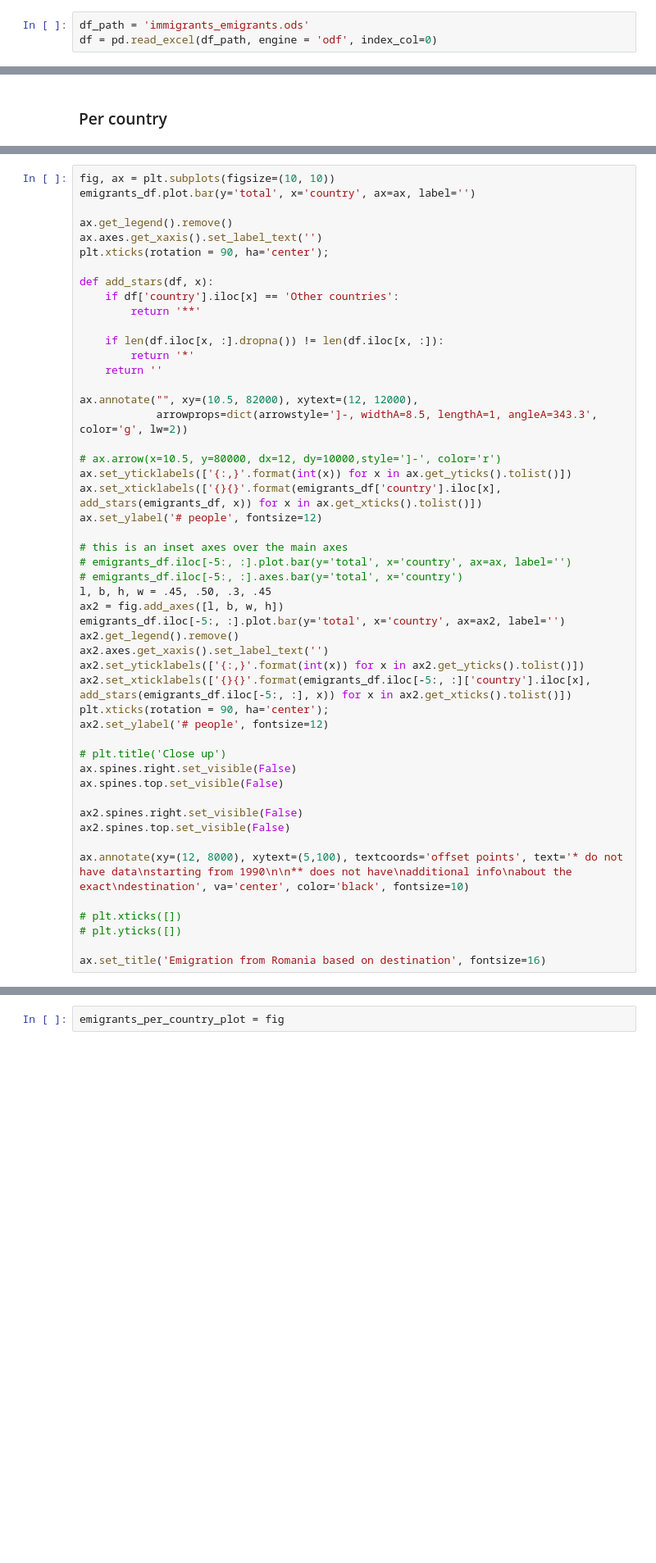
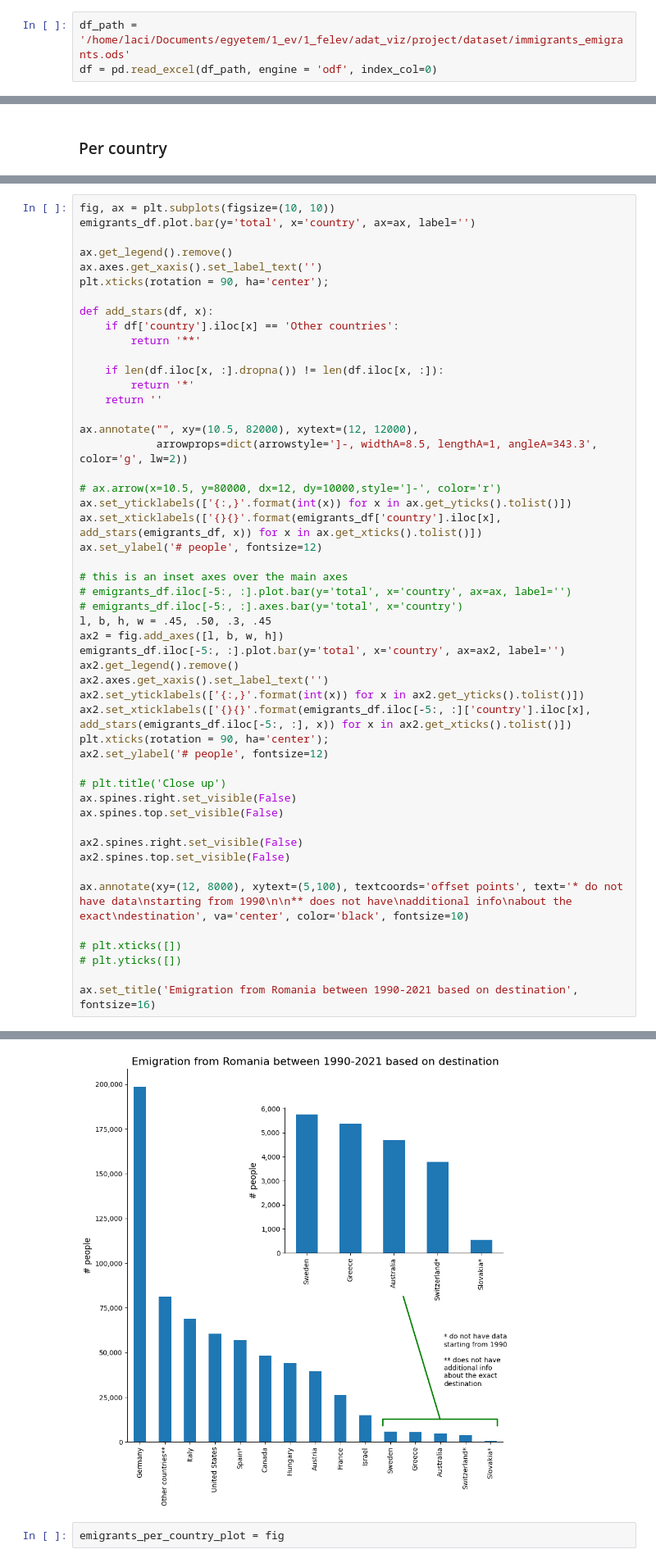
Before and after one commit to laci03/romania_emigration_immigration, a Jupyter notebook: emigrants_immigrants_plots.ipynb, the cells around one changed output, grey strips where cells are left out. Shown at 82% size. Drawn from its saved outputs; the diff is of its cells as text; blank space fills up the shorter version.

Commit message:
clean up the workspace, add some text to adat_viz

```diff
--- a/emigrants_immigrants_plots.ipynb
+++ b/emigrants_immigrants_plots.ipynb
@@ -24,7 +24,7 @@ colors_dict = {'Ukraine': '#E58606',
              'Switzerland': '#661100',
              'Other countries': '#f97b72'}
 # %%
-df_path = 'immigrants_emigrants.ods'
+df_path = '/home/laci/Documents/egyetem/1_ev/1_felev/adat_viz/project/dataset/immigrants_emigrants.ods'
 df = pd.read_excel(df_path, engine = 'odf', index_col=0)
 # %%
 df
@@ -93,4 +134,5 @@ ax.annotate(xy=(12, 8000), xytext=(5,100), textcoords='offset points', text='* d
 # plt.xticks([])
 # plt.yticks([])
 
-ax.set_title('Emigration from Romania based on destination', fontsize=16)
+ax.set_title('Emigration from Romania between 1990-2021 based on destination', fontsize=16)
+# %% [output]
@@ -97,3 +140,4 @@ ax.set_title('Emigration from Romania based on destination', fontsize=16)
+[figure, added]
 # %%
 emigrants_per_country_plot = fig
 # %%
```
Also changed, not shown: parts of 11 cells of this notebook, 4 other files.
